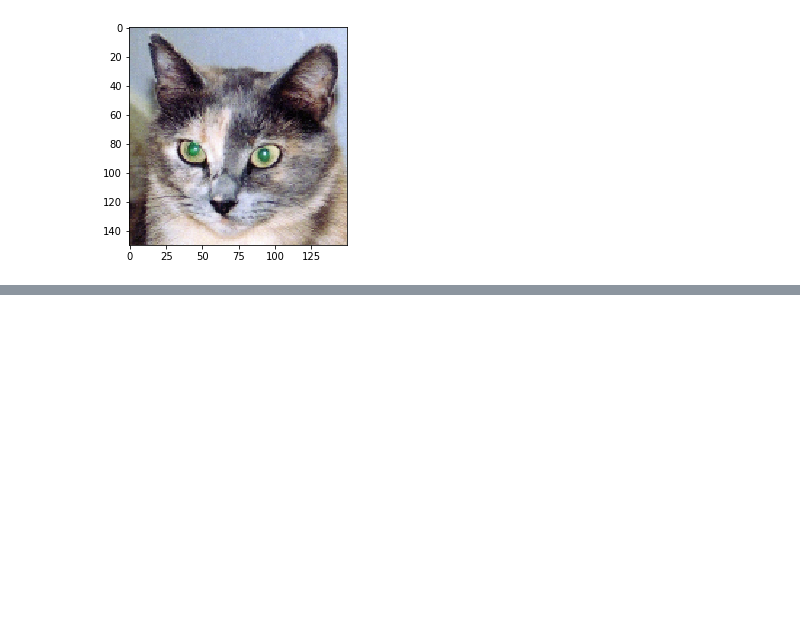
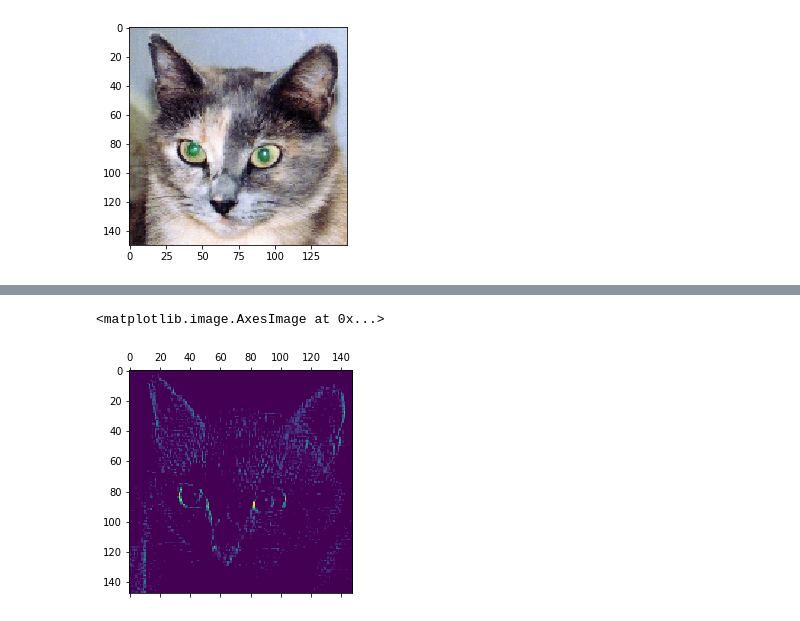
Before and after one commit to fanbyprinciple/Chollet-masterclass, a Jupyter notebook: ch5/cats and dogs/visualizing_covnets.ipynb, the cells around one changed output, grey strips where cells are left out. Saved outputs shown, nothing was run; the diff lists cells and outputs as text; code cells hidden in the pictures; blank space fills up the shorter version.

```diff
--- a/ch5/cats and dogs/visualizing_covnets.ipynb
+++ b/ch5/cats and dogs/visualizing_covnets.ipynb
@@ -60,0 +75,5 @@ first_layer_activation = activations[0]
+# %%
+plt.matshow(first_layer_activation[0, : , :, 6], cmap='viridis')
+# %% [output]
+<matplotlib.image.AxesImage at 0x...>
+[figure, added]
```
Also changed, not shown: parts of 8 cells of this notebook.
